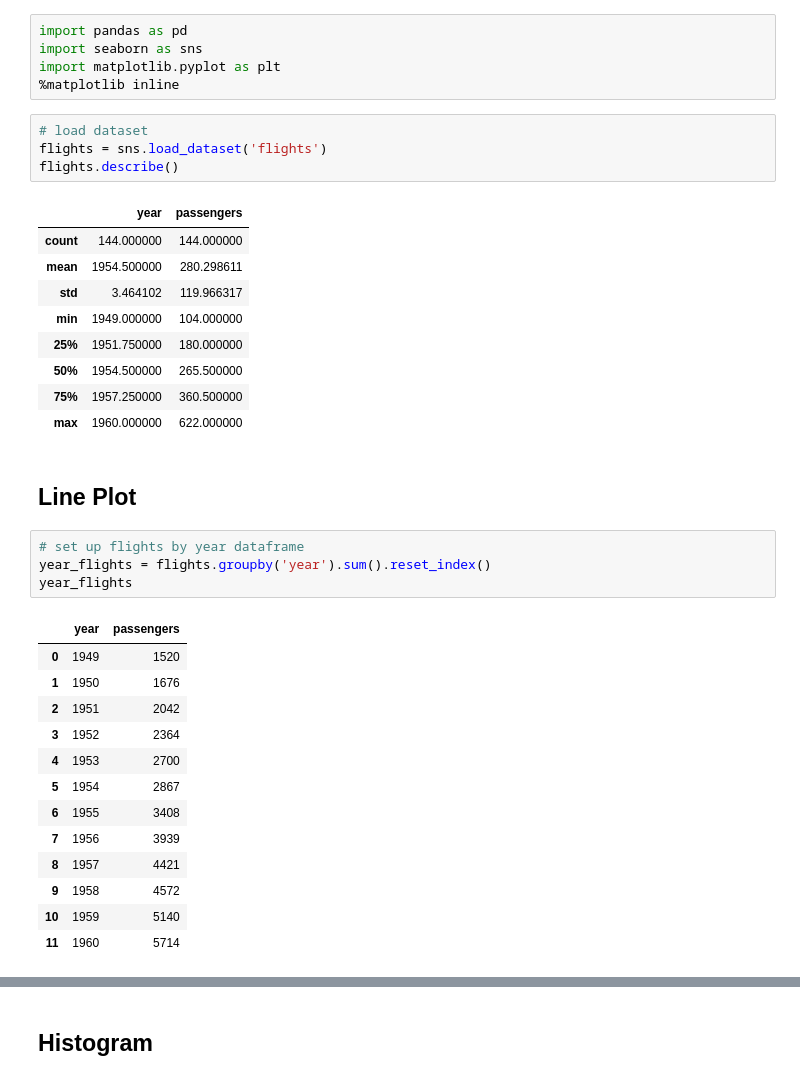
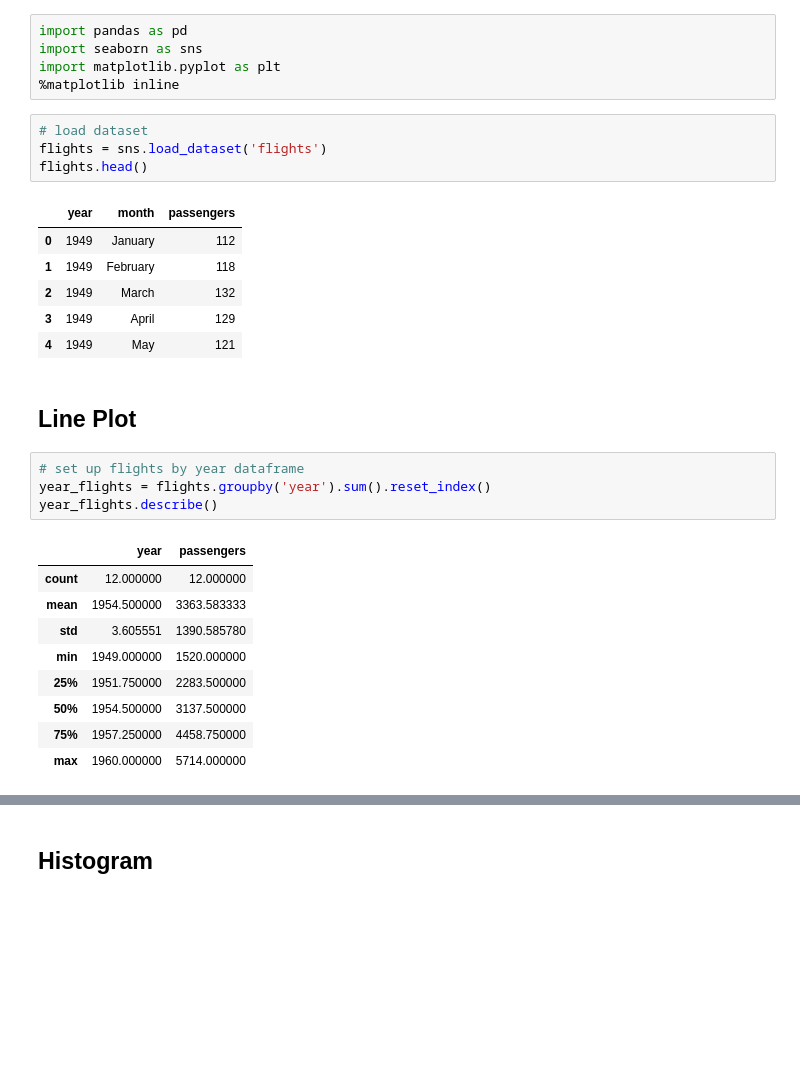
Before and after one commit to kaili-chen/writing-supplements, a Jupyter notebook: seaborn data labels/data labels.ipynb, the cells around one changed output, grey strips where cells are left out. Drawn from its saved outputs; the diff is of its cells as text; blank space fills up the shorter version.

```diff
--- a/seaborn data labels/data labels.ipynb
+++ b/seaborn data labels/data labels.ipynb
@@ -8,37 +8,30 @@ import matplotlib.pyplot as plt
 # %%
 # load dataset
 flights = sns.load_dataset('flights')
-flights.describe()
+flights.head()
 # %% [output]
-|  | year | passengers |
-| count | 144.000000 | 144.000000 |
-| mean | 1954.500000 | 280.298611 |
-| std | 3.464102 | 119.966317 |
-| min | 1949.000000 | 104.000000 |
-| 25% | 1951.750000 | 180.000000 |
-| 50% | 1954.500000 | 265.500000 |
-| 75% | 1957.250000 | 360.500000 |
-| max | 1960.000000 | 622.000000 |
+|  | year | month | passengers |
+| 0 | 1949 | January | 112 |
+| 1 | 1949 | February | 118 |
+| 2 | 1949 | March | 132 |
+| 3 | 1949 | April | 129 |
+| 4 | 1949 | May | 121 |
 # %% [markdown]
 ## Line Plot
 # %%
 # set up flights by year dataframe
 year_flights = flights.groupby('year').sum().reset_index()
-year_flights
+year_flights.describe()
 # %% [output]
 |  | year | passengers |
-| 0 | 1949 | 1520 |
-| 1 | 1950 | 1676 |
-| 2 | 1951 | 2042 |
-| 3 | 1952 | 2364 |
-| 4 | 1953 | 2700 |
-| 5 | 1954 | 2867 |
-| 6 | 1955 | 3408 |
-| 7 | 1956 | 3939 |
-| 8 | 1957 | 4421 |
-| 9 | 1958 | 4572 |
-| 10 | 1959 | 5140 |
-| 11 | 1960 | 5714 |
+| count | 12.000000 | 12.000000 |
+| mean | 1954.500000 | 3363.583333 |
+| std | 3.605551 | 1390.585780 |
+| min | 1949.000000 | 1520.000000 |
+| 25% | 1951.750000 | 2283.500000 |
+| 50% | 1954.500000 | 3137.500000 |
+| 75% | 1957.250000 | 4458.750000 |
+| max | 1960.000000 | 5714.000000 |
 # %%
 # plot line graph
 sns.set(rc={'figure.figsize':(10,5)})
```
Also changed, not shown: parts of 4 cells of this notebook, 3 other files.
